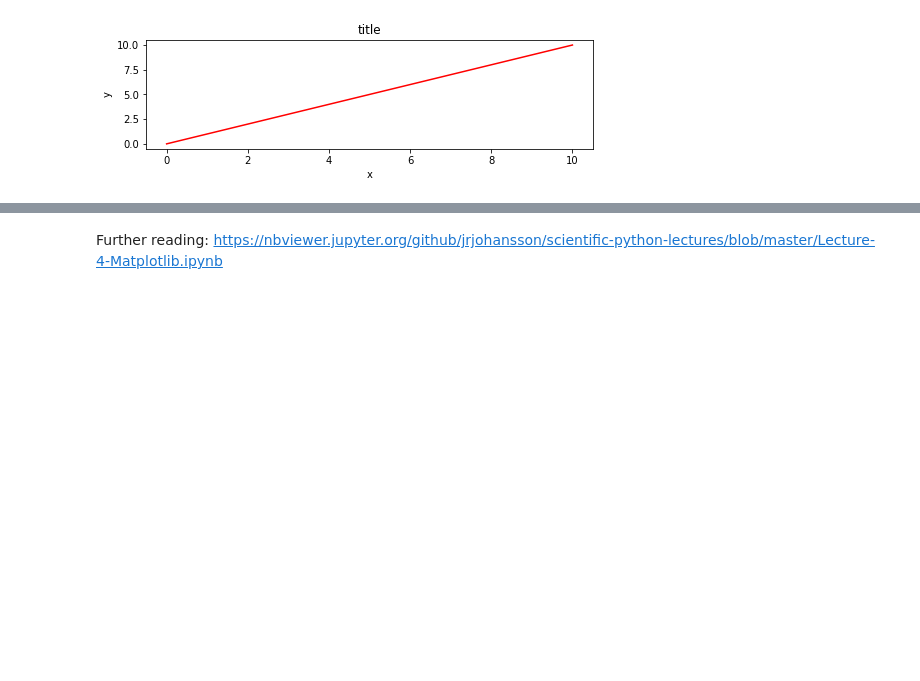
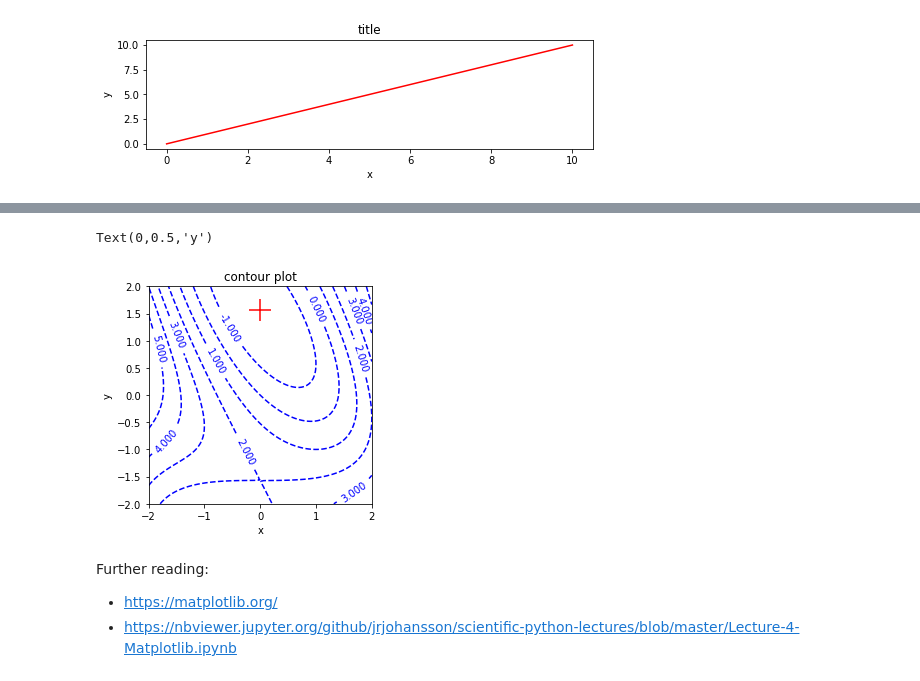
Before and after one commit to valenpe7/numerical_methods, a Jupyter notebook: lectures/01-introduction.ipynb, the cells around one changed output, grey strips where cells are left out. Saved outputs shown, nothing was run; the diff lists cells and outputs as text; code cells hidden in the pictures; blank space fills up the shorter version.

```diff
--- a/lectures/01-introduction.ipynb
+++ b/lectures/01-introduction.ipynb
@@ -363,3 +376,17 @@ cbar.set_label(label=r"$exp(-x^2 - y^2)$", fontsize=12)
+# %%
+function_2 = xx**2 - 2.0 * np.sin(xx + yy)
+
+fig, ax = plt.subplots(figsize=(4, 4))
+contours = ax.contour(x, y, function_2, linestyles="--", colors="blue")
+ax.clabel(contours)
+ax.scatter(0, 1.57, marker="+", s=500, c="red")
+ax.set_title("contour plot")
+ax.set_xlabel("x")
+ax.set_ylabel("y")
+# %% [output]
+Text(0,0.5,'y')
+[figure, added]
 # %% [markdown]
 Further reading:
-https://nbviewer.jupyter.org/github/jrjohansson/scientific-python-lectures/blob/master/Lecture-4-Matplotlib.ipynb
+- https://matplotlib.org/
+- https://nbviewer.jupyter.org/github/jrjohansson/scientific-python-lectures/blob/master/Lecture-4-Matplotlib.ipynb
```
Also changed, not shown: parts of 11 cells of this notebook, 2 other files.
